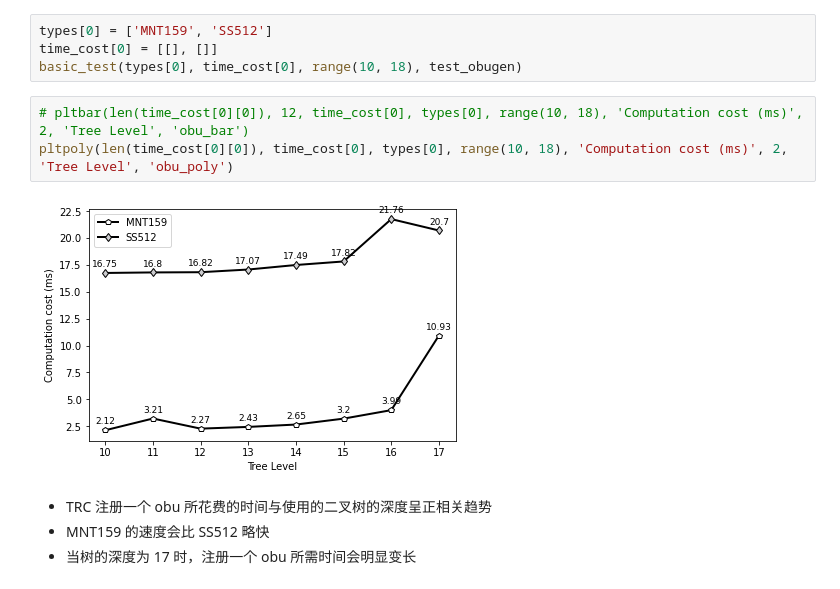
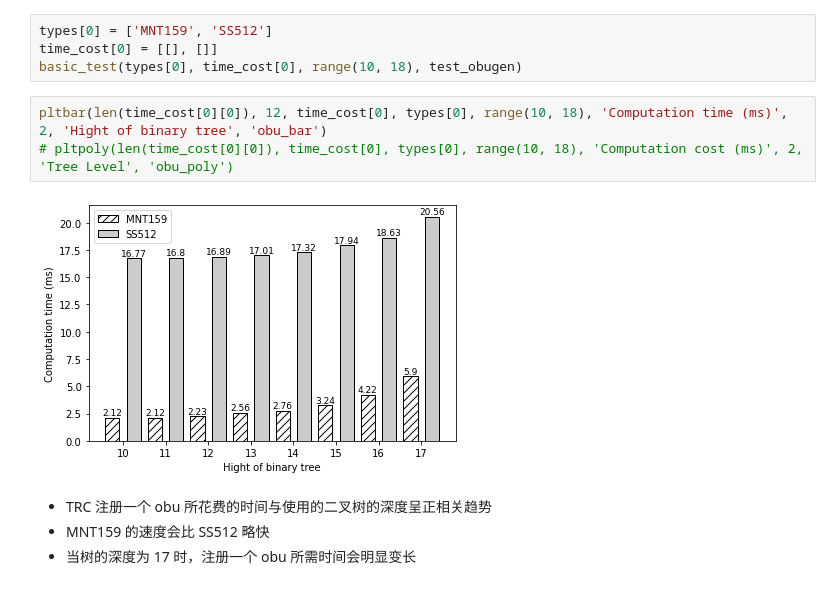
Before and after one commit to IBRS4VANETs/TEST-CASEs, a Jupyter notebook: note.ipynb, the cells around one changed output. Cells and saved outputs as stored; diff of their text form.

```diff
--- a/note.ipynb
+++ b/note.ipynb
@@ -52,10 +48,10 @@ types[0] = ['MNT159', 'SS512']
 time_cost[0] = [[], []]
 basic_test(types[0], time_cost[0], range(10, 18), test_obugen)
 # %%
-# pltbar(len(time_cost[0][0]), 12, time_cost[0], types[0], range(10, 18), 'Computation cost (ms)', 2, 'Tree Level', 'obu_bar')
-pltpoly(len(time_cost[0][0]), time_cost[0], types[0], range(10, 18), 'Computation cost (ms)', 2, 'Tree Level', 'obu_poly')
+pltbar(len(time_cost[0][0]), 12, time_cost[0], types[0], range(10, 18), 'Computation time (ms)', 2, 'Hight of binary tree', 'obu_bar')
+# pltpoly(len(time_cost[0][0]), time_cost[0], types[0], range(10, 18), 'Computation cost (ms)', 2, 'Tree Level', 'obu_poly')
 # %% [output]
-[figure, old version]
+[figure, new version]
 # %% [markdown]
 - TRC 注册一个 obu 所花费的时间与使用的二叉树的深度呈正相关趋势
 - MNT159 的速度会比 SS512 略快
```
Also changed, not shown: parts of 7 cells of this notebook, 7 other files.
